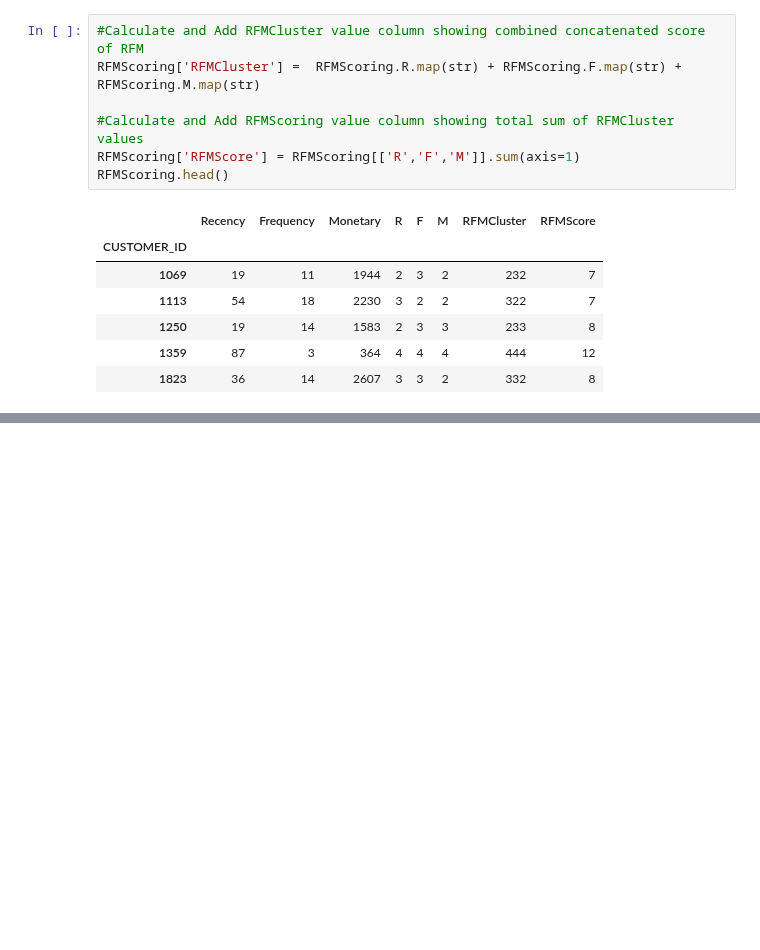
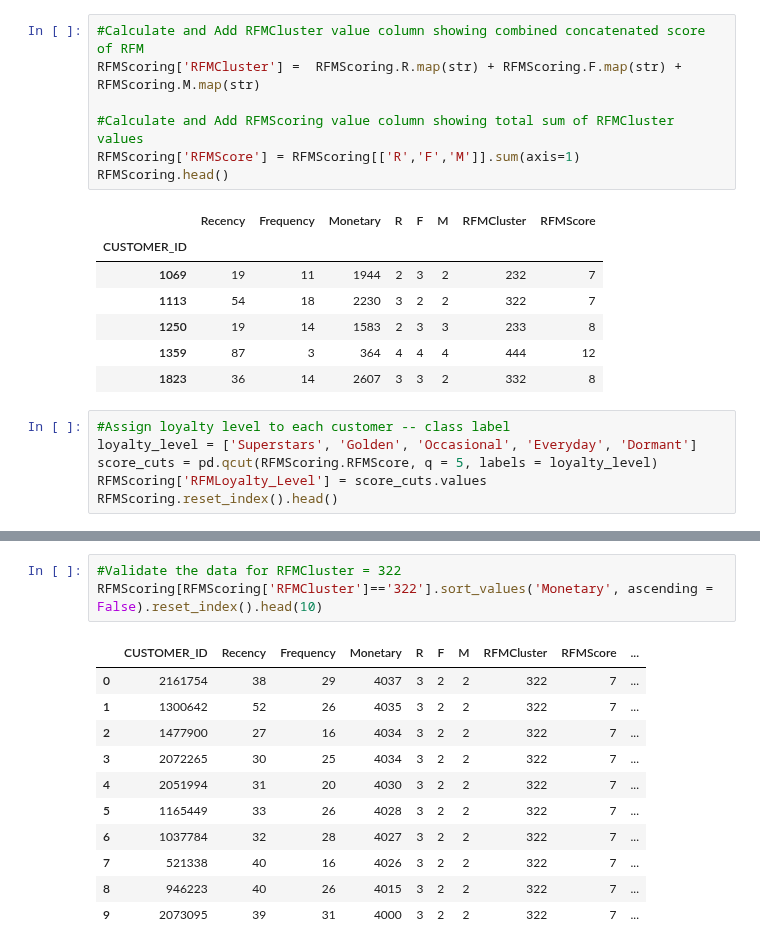
Before and after one commit to kristaLumbantoruan/customer-clustering-for-crm-in-xyz-store, a Jupyter notebook: Customer_Clustering.ipynb, the cells around one changed output, grey strips where cells are left out. Cells and saved outputs as stored; diff of their text form; blank space fills up the shorter version.

```diff
--- a/Customer_Clustering.ipynb
+++ b/Customer_Clustering.ipynb
@@ -395,3 +400,9 @@ RFMScoring.head()
 | 1250 | 19 | 14 | 1583 | 2 | 3 | 3 | 233 | 8 |
 | 1359 | 87 | 3 | 364 | 4 | 4 | 4 | 444 | 12 |
 | 1823 | 36 | 14 | 2607 | 3 | 3 | 2 | 332 | 8 |
+# %%
+#Assign loyalty level to each customer -- class label
+loyalty_level = ['Superstars', 'Golden', 'Occasional', 'Everyday', 'Dormant']
+score_cuts = pd.qcut(RFMScoring.RFMScore, q = 5, labels = loyalty_level)
+RFMScoring['RFMLoyalty_Level'] = score_cuts.values
+RFMScoring.reset_index().head()
@@ -397,0 +416,15 @@ RFMScoring.head()
+# %%
+#Validate the data for RFMCluster = 322
+RFMScoring[RFMScoring['RFMCluster']=='322'].sort_values('Monetary', ascending = False).reset_index().head(10)
+# %% [output]
+|  | CUSTOMER_ID | Recency | Frequency | Monetary | R | F | M | RFMCluster | RFMScore | ... |
+| 0 | 2161754 | 38 | 29 | 4037 | 3 | 2 | 2 | 322 | 7 | ... |
+| 1 | 1300642 | 52 | 26 | 4035 | 3 | 2 | 2 | 322 | 7 | ... |
+| 2 | 1477900 | 27 | 16 | 4034 | 3 | 2 | 2 | 322 | 7 | ... |
+| 3 | 2072265 | 30 | 25 | 4034 | 3 | 2 | 2 | 322 | 7 | ... |
+| 4 | 2051994 | 31 | 20 | 4030 | 3 | 2 | 2 | 322 | 7 | ... |
+| 5 | 1165449 | 33 | 26 | 4028 | 3 | 2 | 2 | 322 | 7 | ... |
+| 6 | 1037784 | 32 | 28 | 4027 | 3 | 2 | 2 | 322 | 7 | ... |
+| 7 | 521338 | 40 | 16 | 4026 | 3 | 2 | 2 | 322 | 7 | ... |
+| 8 | 946223 | 40 | 26 | 4015 | 3 | 2 | 2 | 322 | 7 | ... |
+| 9 | 2073095 | 39 | 31 | 4000 | 3 | 2 | 2 | 322 | 7 | ... |
```
Also changed, not shown: parts of 3 cells of this notebook.
